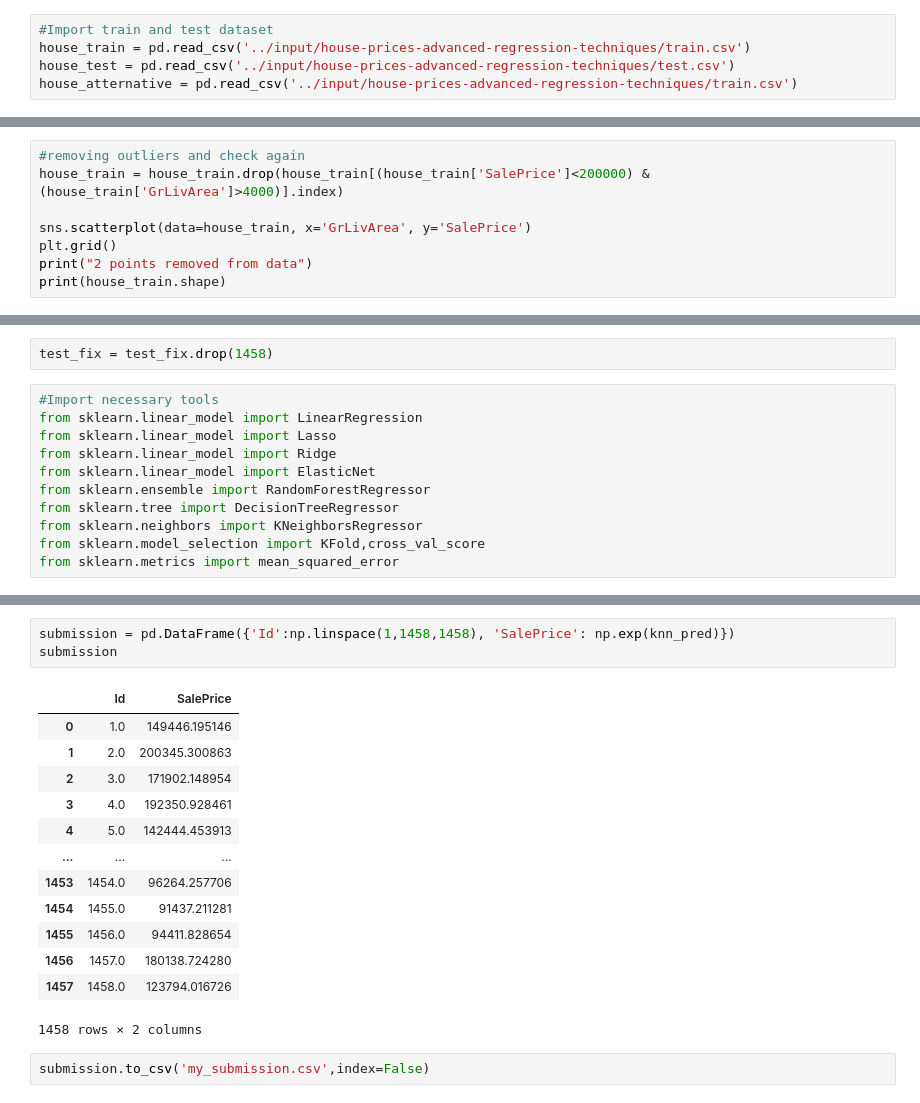
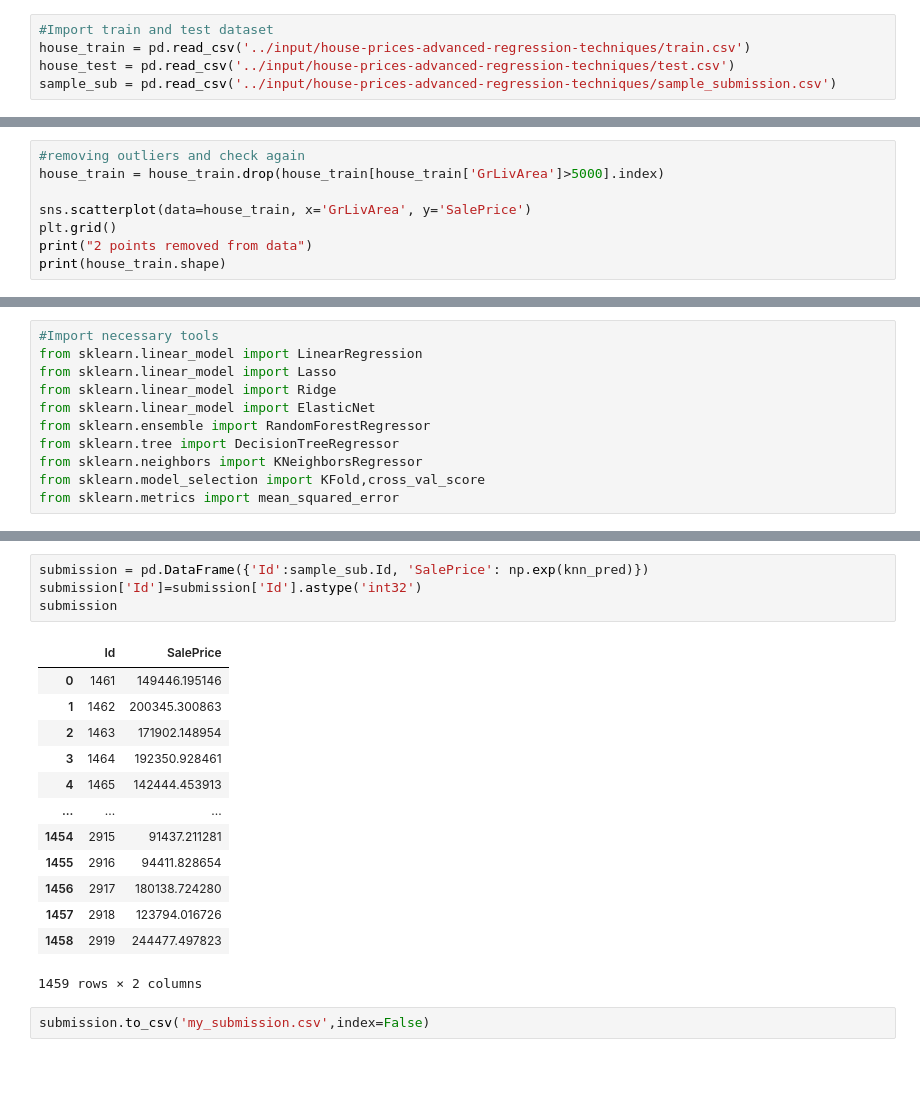
Before and after one commit to arknf/Kaggle-Submission, a Jupyter notebook: House Prices-Advanced Regression Techniques.ipynb, the cells around one changed output, grey strips where cells are left out. Cells and saved outputs as stored; diff of their text form; blank space fills up the shorter version.

```diff
--- a/House Prices-Advanced Regression Techniques.ipynb
+++ b/House Prices-Advanced Regression Techniques.ipynb
@@ -30,7 +30,7 @@ for dirname, _, filenames in os.walk('/kaggle/input'):
 #Import train and test dataset
 house_train = pd.read_csv('../input/house-prices-advanced-regression-techniques/train.csv')
 house_test = pd.read_csv('../input/house-prices-advanced-regression-techniques/test.csv')
-house_atternative = pd.read_csv('../input/house-prices-advanced-regression-techniques/train.csv')
+sample_sub = pd.read_csv('../input/house-prices-advanced-regression-techniques/sample_submission.csv')
 # %%
 #print first 5 rows of train data set
 house_train.head()
@@ -106,7 +106,7 @@ print(house_train.shape)
 [figure]
 # %%
 #removing outliers and check again
-house_train = house_train.drop(house_train[(house_train['SalePrice']<200000) & (house_train['GrLivArea']>4000)].index)
+house_train = house_train.drop(house_train[house_train['GrLivArea']>5000].index)
 
 sns.scatterplot(data=house_train, x='GrLivArea', y='SalePrice')
 plt.grid()
@@ -566,5 +566,3 @@ train_fix.shape,test_fix.shape
-# %%
-test_fix = test_fix.drop(1458)
 # %%
 #Import necessary tools
 from sklearn.linear_model import LinearRegression
@@ -719,19 +717,20 @@ plt.show()
 # %%
-submission = pd.DataFrame({'Id':np.linspace(1,1458,1458), 'SalePrice': np.exp(knn_pred)})
+submission = pd.DataFrame({'Id':sample_sub.Id, 'SalePrice': np.exp(knn_pred)})
+submission['Id']=submission['Id'].astype('int32')
 submission
 # %% [output]
 |  | Id | SalePrice |
-| 0 | 1.0 | 149446.195146 |
-| 1 | 2.0 | 200345.300863 |
-| 2 | 3.0 | 171902.148954 |
-| 3 | 4.0 | 192350.928461 |
-| 4 | 5.0 | 142444.453913 |
+| 0 | 1461 | 149446.195146 |
+| 1 | 1462 | 200345.300863 |
+| 2 | 1463 | 171902.148954 |
+| 3 | 1464 | 192350.928461 |
+| 4 | 1465 | 142444.453913 |
 | ... | ... | ... |
-| 1453 | 1454.0 | 96264.257706 |
-| 1454 | 1455.0 | 91437.211281 |
-| 1455 | 1456.0 | 94411.828654 |
-| 1456 | 1457.0 | 180138.724280 |
-| 1457 | 1458.0 | 123794.016726 |
+| 1454 | 2915 | 91437.211281 |
+| 1455 | 2916 | 94411.828654 |
+| 1456 | 2917 | 180138.724280 |
+| 1457 | 2918 | 123794.016726 |
+| 1458 | 2919 | 244477.497823 |
-1458 rows × 2 columns
+1459 rows × 2 columns
 # %%
 submission.to_csv('my_submission.csv',index=False)
```
Also changed, not shown: parts of 21 cells of this notebook.
